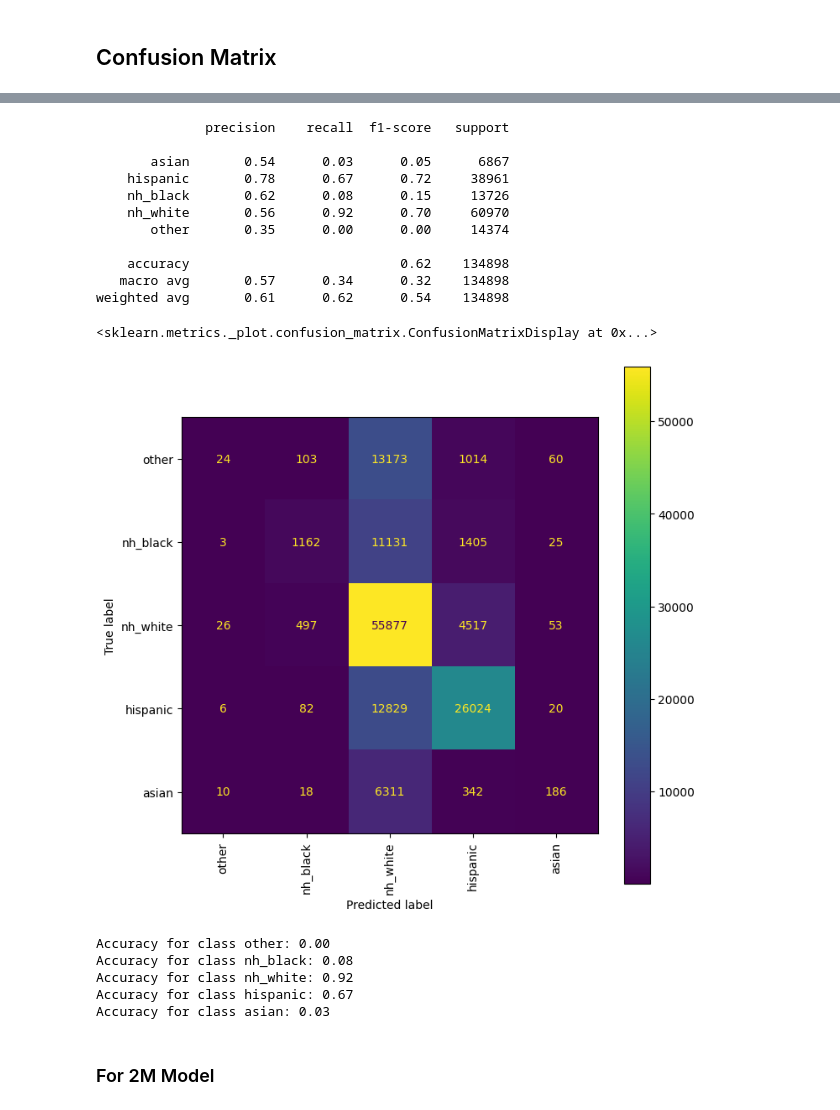
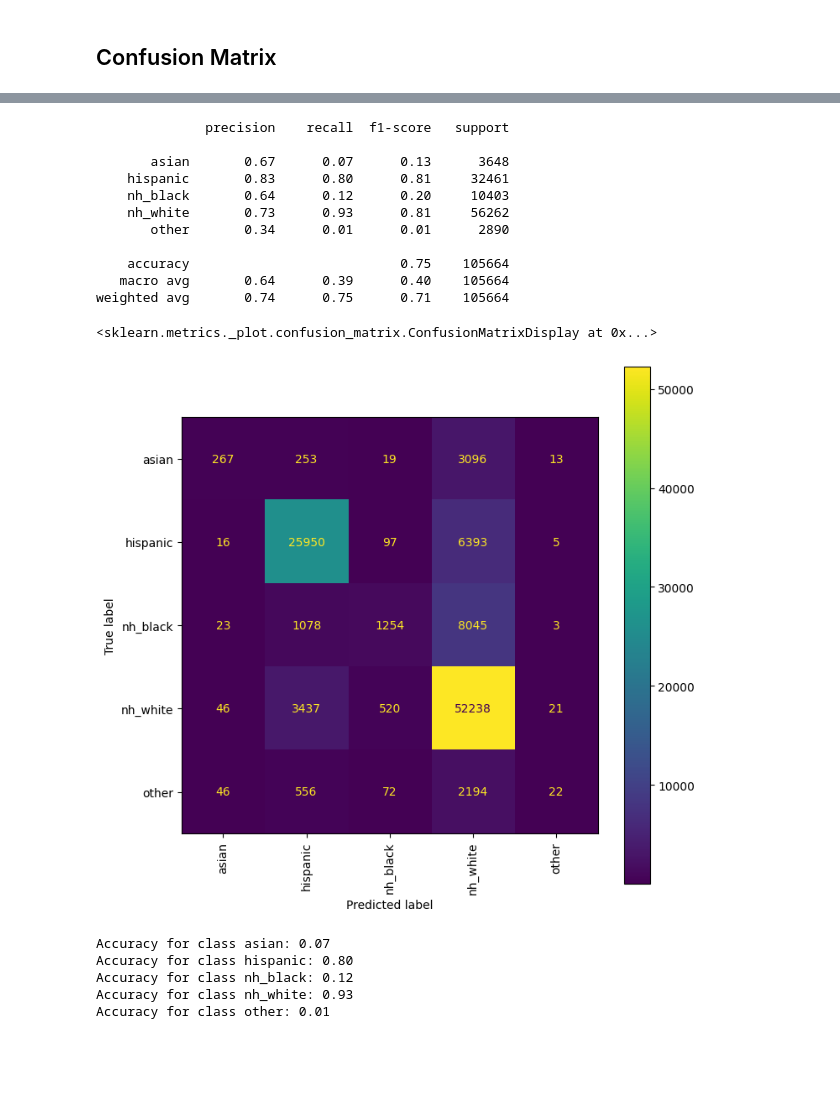
Before and after one commit to appeler/ethnicolr_v2, a Jupyter notebook: notebooks/2.2_gb_lastname.ipynb, the cells around one changed output, grey strips where cells are left out. Drawn from its saved outputs; the diff is of its cells as text; code cells hidden in the pictures; blank space fills up the shorter version.

```diff
--- a/notebooks/2.2_gb_lastname.ipynb
+++ b/notebooks/2.2_gb_lastname.ipynb
@@ -21,4 +20,0 @@ print(test_df.shape)
-# %%
-train_df = train_df.dropna()
-val_df = val_df.dropna()
-test_df = test_df.dropna()
@@ -25,7 +30,11 @@ test_df = test_df.dropna()
+# %%
+train_df.dropna(inplace=True)
+val_df.dropna(inplace=True)
+test_df.dropna(inplace=True)
 # %% [markdown]
 ## Extract features
 # %%
-vectorizer = CountVectorizer(analyzer='char', ngram_range=(1, 2), lowercase=False)
+vectorizer = CountVectorizer(analyzer='char', ngram_range=(1, 2), min_df=50, lowercase=False)
 # %%
 X_train = vectorizer.fit_transform(train_df['name_last'])
 X_val = vectorizer.transform(val_df['name_last'])
@@ -273,43 +147,41 @@ Requirement already satisfied: six>=1.5 in /usr/lib/python3/dist-packages (from
 # %%
 from sklearn.metrics import confusion_matrix, classification_report, ConfusionMatrixDisplay
 import matplotlib.pyplot as plt
 %matplotlib inline
 
-model_1m = joblib.load('models/gb_model_lastname_1M.joblib')
-preds = model_1m.predict(X_test)
+model = joblib.load('models/gb_model_lastname.joblib')
+preds = model.predict(X_test)
 predicted = [id_to_race[p] for p in preds]
 actual = [id_to_race[p] for p in y_test.values]
 
 print(classification_report(actual, predicted))
 
 cm = confusion_matrix(actual, predicted, labels=list(race_to_id.keys()))
 cmp = ConfusionMatrixDisplay(cm, display_labels=list(race_to_id.keys()))
 fig, ax = plt.subplots(figsize=(8,8))
 cmp.plot(ax=ax, xticks_rotation='vertical')
 # %% [output]
               precision    recall  f1-score   support
 
-       asian       0.54      0.03      0.05      6867
-    hispanic       0.78      0.67      0.72     38961
-    nh_black       0.62      0.08      0.15     13726
-    nh_white       0.56      0.92      0.70     60970
-       other       0.35      0.00      0.00     14374
+       asian       0.67      0.07      0.13      3648
+    hispanic       0.83      0.80      0.81     32461
+    nh_black       0.64      0.12      0.20     10403
+    nh_white       0.73      0.93      0.81     56262
+       other       0.34      0.01      0.01      2890
 
-    accuracy                           0.62    134898
-   macro avg       0.57      0.34      0.32    134898
-weighted avg       0.61      0.62      0.54    134898
+    accuracy                           0.75    105664
+   macro avg       0.64      0.39      0.40    105664
+weighted avg       0.74      0.75      0.71    105664
 <sklearn.metrics._plot.confusion_matrix.ConfusionMatrixDisplay at 0x...>
-[figure, old version]
+[figure, new version]
 # %%
 for class_id in id_to_race:
     correct = np.sum((y_test == class_id) & (preds == class_id))
     total = np.sum(y_test == class_id)
     print(f'Accuracy for class {id_to_race[class_id]}: {correct / total:.2f}')
 # %% [output]
-Accuracy for class other: 0.00
-Accuracy for class nh_black: 0.08
-Accuracy for class nh_white: 0.92
-Accuracy for class hispanic: 0.67
-Accuracy for class asian: 0.03
+Accuracy for class asian: 0.07
+Accuracy for class hispanic: 0.80
+Accuracy for class nh_black: 0.12
+Accuracy for class nh_white: 0.93
+Accuracy for class other: 0.01
-# %% [markdown]
-### For 2M Model
```
Also changed, not shown: parts of 35 cells of this notebook.
